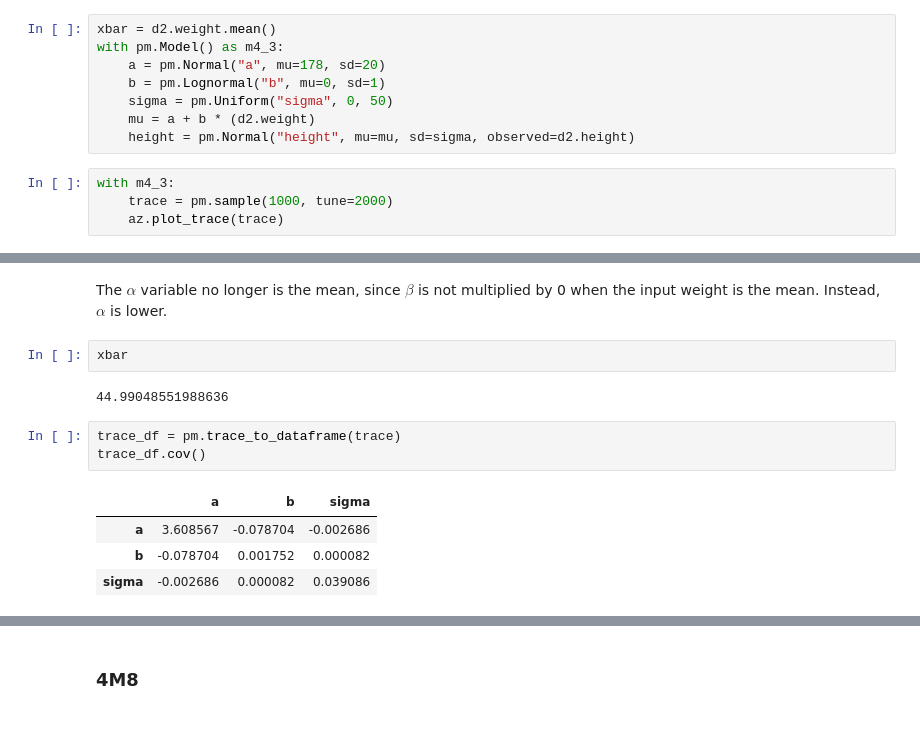
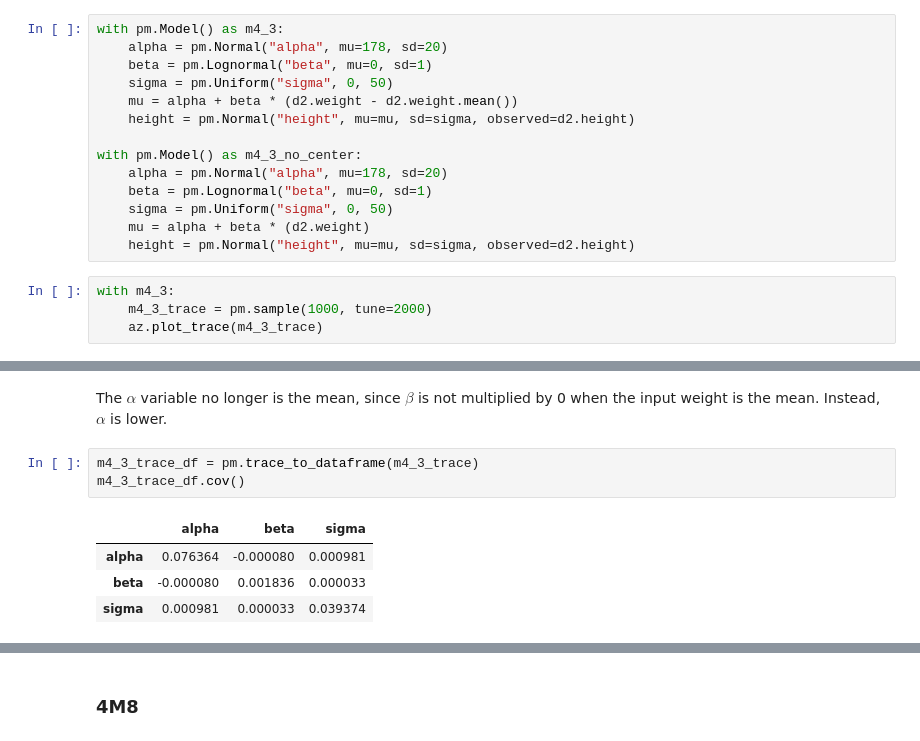
Before and after one commit to oadams/oadams.github.io, a Jupyter notebook: statistical_rethinking_solutions/ch4.ipynb, the cells around one changed output, grey strips where cells are left out. Drawn from its saved outputs; the diff is of its cells as text.

```diff
--- a/statistical_rethinking_solutions/ch4.ipynb
+++ b/statistical_rethinking_solutions/ch4.ipynb
@@ -138,17 +140,23 @@ import pandas as pd
 d = pd.read_csv("Data/Howell1.csv", sep=";", header=0)
 d2 = d[d.age >= 18]
 # %%
-xbar = d2.weight.mean()
 with pm.Model() as m4_3:
-    a = pm.Normal("a", mu=178, sd=20)
-    b = pm.Lognormal("b", mu=0, sd=1)
+    alpha = pm.Normal("alpha", mu=178, sd=20)
+    beta = pm.Lognormal("beta", mu=0, sd=1)
     sigma = pm.Uniform("sigma", 0, 50)
-    mu = a + b * (d2.weight)
+    mu = alpha + beta * (d2.weight - d2.weight.mean())
     height = pm.Normal("height", mu=mu, sd=sigma, observed=d2.height)
+
+with pm.Model() as m4_3_no_center:
+    alpha = pm.Normal("alpha", mu=178, sd=20)
+    beta = pm.Lognormal("beta", mu=0, sd=1)
+    sigma = pm.Uniform("sigma", 0, 50)
+    mu = alpha + beta * (d2.weight)
+    height = pm.Normal("height", mu=mu, sd=sigma, observed=d2.height)
 # %%
 with m4_3:
-    trace = pm.sample(1000, tune=2000)
-    az.plot_trace(trace)
+    m4_3_trace = pm.sample(1000, tune=2000)
+    az.plot_trace(m4_3_trace)
 # %% [output]
 Auto-assigning NUTS sampler...
 Initializing NUTS using jitter+adapt_diag...
@@ -220,14 +234,10 @@ az.summary(trace, kind="stats")
 # %% [markdown]
 The $\alpha$ variable no longer is the mean, since $\beta$ is not multiplied by 0 when the input weight is the mean. Instead, $\alpha$ is lower.
-# %%
-xbar
-# %% [output]
-44.99048551988636
 # %%
-trace_df = pm.trace_to_dataframe(trace)
-trace_df.cov()
+m4_3_trace_df = pm.trace_to_dataframe(m4_3_trace)
+m4_3_trace_df.cov()
 # %% [output]
-|  | a | b | sigma |
-| a | 3.608567 | -0.078704 | -0.002686 |
-| b | -0.078704 | 0.001752 | 0.000082 |
-| sigma | -0.002686 | 0.000082 | 0.039086 |
+|  | alpha | beta | sigma |
+| alpha | 0.076364 | -0.000080 | 0.000981 |
+| beta | -0.000080 | 0.001836 | 0.000033 |
+| sigma | 0.000981 | 0.000033 | 0.039374 |
```
Also changed, not shown: parts of 24 cells of this notebook.
